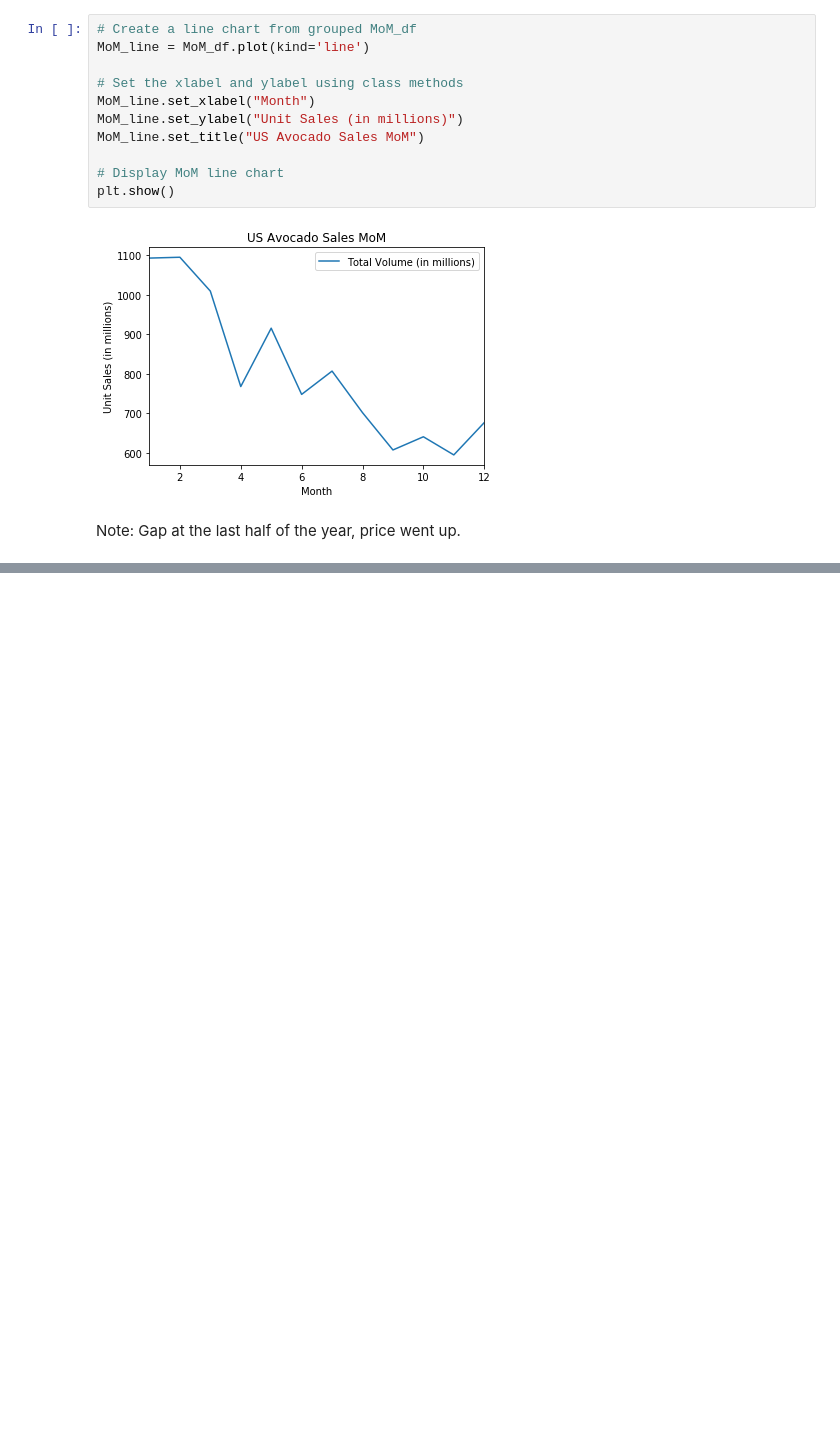
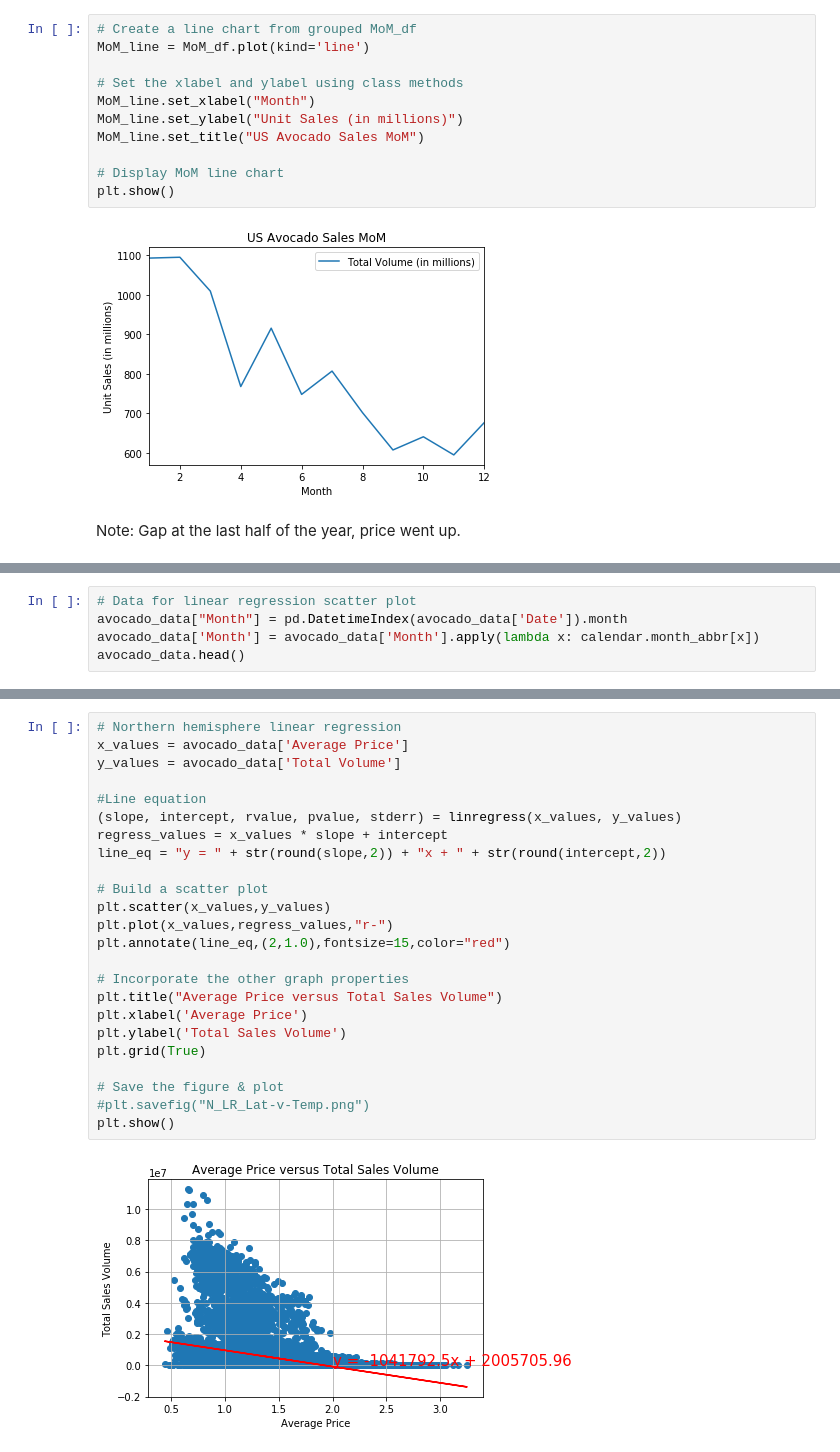
Before and after one commit to busy0312/Porject-1_-Team5, a Jupyter notebook: Avocado_Data Analysis.ipynb, the cells around one changed output, grey strips where cells are left out. Drawn from its saved outputs; the diff is of its cells as text; blank space fills up the shorter version.

Commit message:
now with sunburst and working scatter

```diff
--- a/Avocado_Data Analysis.ipynb
+++ b/Avocado_Data Analysis.ipynb
@@ -162,0 +191,5 @@ Note: Gap at the last half of the year, price went up.
+# %%
+# Data for linear regression scatter plot
+avocado_data["Month"] = pd.DatetimeIndex(avocado_data['Date']).month
+avocado_data['Month'] = avocado_data['Month'].apply(lambda x: calendar.month_abbr[x])
+avocado_data.head()
@@ -162,0 +203,26 @@ Note: Gap at the last half of the year, price went up.
+# %%
+# Northern hemisphere linear regression
+x_values = avocado_data['Average Price']
+y_values = avocado_data['Total Volume']
+
+#Line equation
+(slope, intercept, rvalue, pvalue, stderr) = linregress(x_values, y_values)
+regress_values = x_values * slope + intercept
+line_eq = "y = " + str(round(slope,2)) + "x + " + str(round(intercept,2))
+
+# Build a scatter plot
+plt.scatter(x_values,y_values)
+plt.plot(x_values,regress_values,"r-")
+plt.annotate(line_eq,(2,1.0),fontsize=15,color="red")
+
+# Incorporate the other graph properties
+plt.title("Average Price versus Total Sales Volume")
+plt.xlabel('Average Price')
+plt.ylabel('Total Sales Volume')
+plt.grid(True)
+
+# Save the figure & plot
+#plt.savefig("N_LR_Lat-v-Temp.png")
+plt.show()
+# %% [output]
+[figure, added]
```
Also changed, not shown: parts of 11 cells of this notebook.
